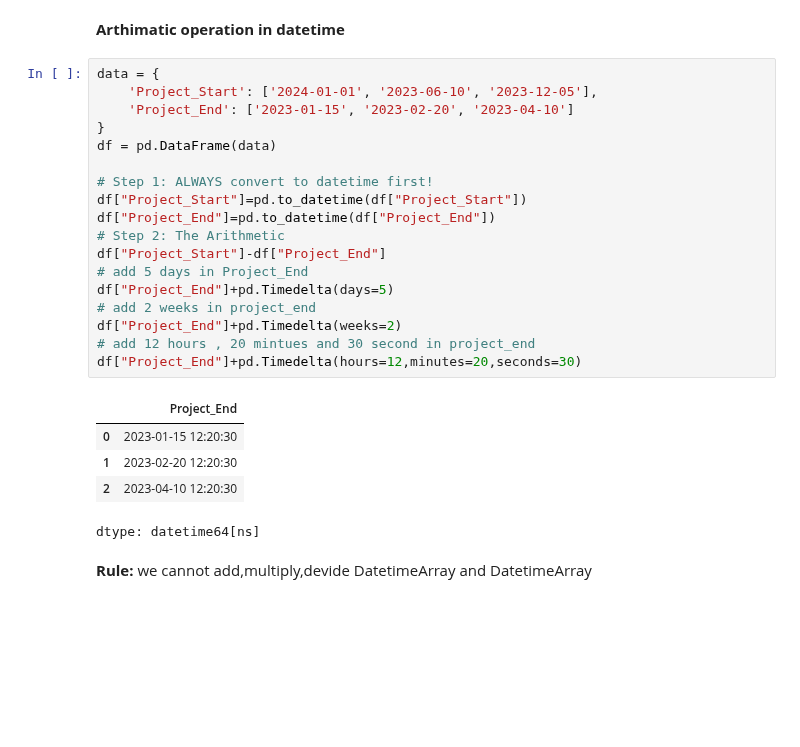
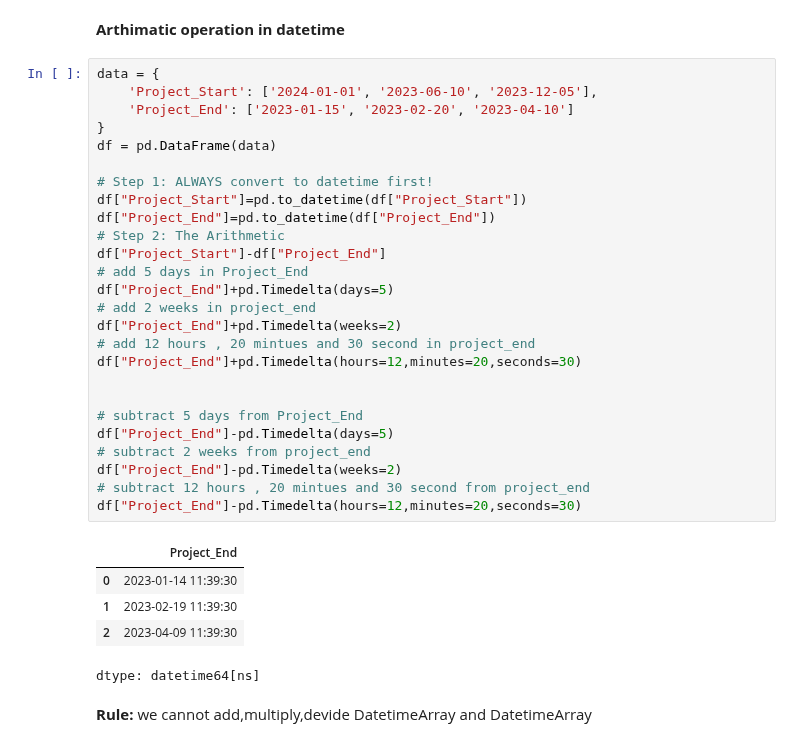
Before and after one commit to ak786abdullah/pandas-library-practice-, a Jupyter notebook: pandas practice, notes&projects (basic to advance).ipynb, the cells around one changed output. Drawn from its saved outputs; the diff is of its cells as text; blank space fills up the shorter version.

```diff
--- a/pandas practice, notes&projects (basic to advance).ipynb
+++ b/pandas practice, notes&projects (basic to advance).ipynb
@@ -1828,26 +1828,34 @@ print(df.index.is_month_end)
 # %%
 data = {
     'Project_Start': ['2024-01-01', '2023-06-10', '2023-12-05'],
     'Project_End': ['2023-01-15', '2023-02-20', '2023-04-10']
 }
 df = pd.DataFrame(data)
 
 # Step 1: ALWAYS convert to datetime first!
 df["Project_Start"]=pd.to_datetime(df["Project_Start"])
 df["Project_End"]=pd.to_datetime(df["Project_End"])
 # Step 2: The Arithmetic
 df["Project_Start"]-df["Project_End"]
 # add 5 days in Project_End
 df["Project_End"]+pd.Timedelta(days=5)
 # add 2 weeks in project_end
 df["Project_End"]+pd.Timedelta(weeks=2)
 # add 12 hours , 20 mintues and 30 second in project_end
 df["Project_End"]+pd.Timedelta(hours=12,minutes=20,seconds=30)
+
+
+# subtract 5 days from Project_End
+df["Project_End"]-pd.Timedelta(days=5)
+# subtract 2 weeks from project_end
+df["Project_End"]-pd.Timedelta(weeks=2)
+# subtract 12 hours , 20 mintues and 30 second from project_end
+df["Project_End"]-pd.Timedelta(hours=12,minutes=20,seconds=30)
 # %% [output]
 |  | Project_End |
-| 0 | 2023-01-15 12:20:30 |
-| 1 | 2023-02-20 12:20:30 |
-| 2 | 2023-04-10 12:20:30 |
+| 0 | 2023-01-14 11:39:30 |
+| 1 | 2023-02-19 11:39:30 |
+| 2 | 2023-04-09 11:39:30 |
 dtype: datetime64[ns]
 # %% [markdown]
 **Rule:** we cannot add,multiply,devide DatetimeArray and DatetimeArray
```
